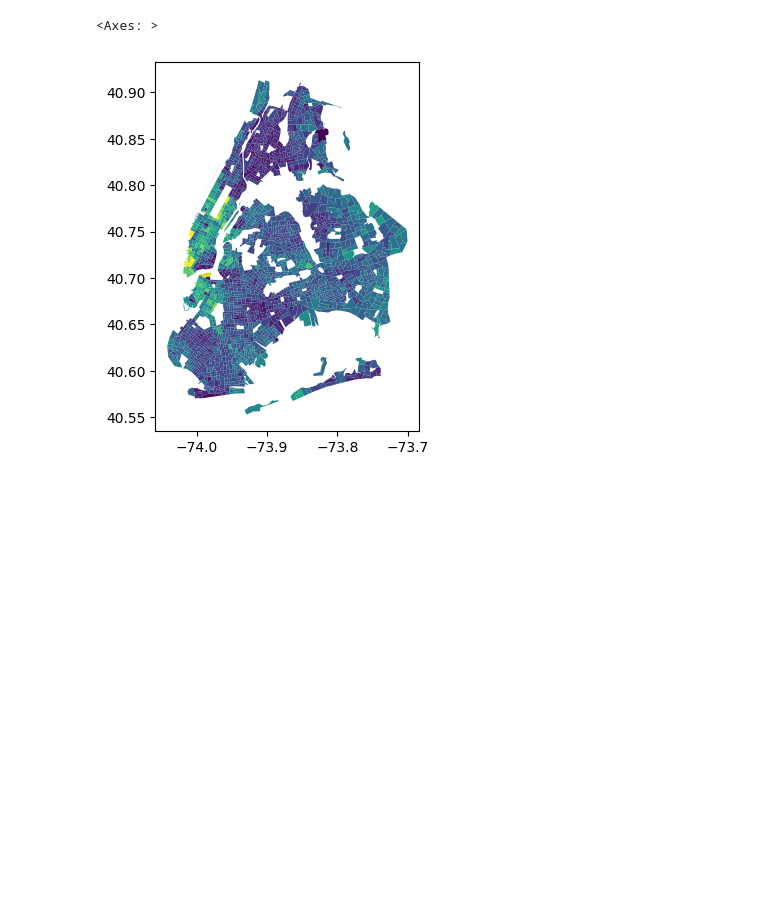
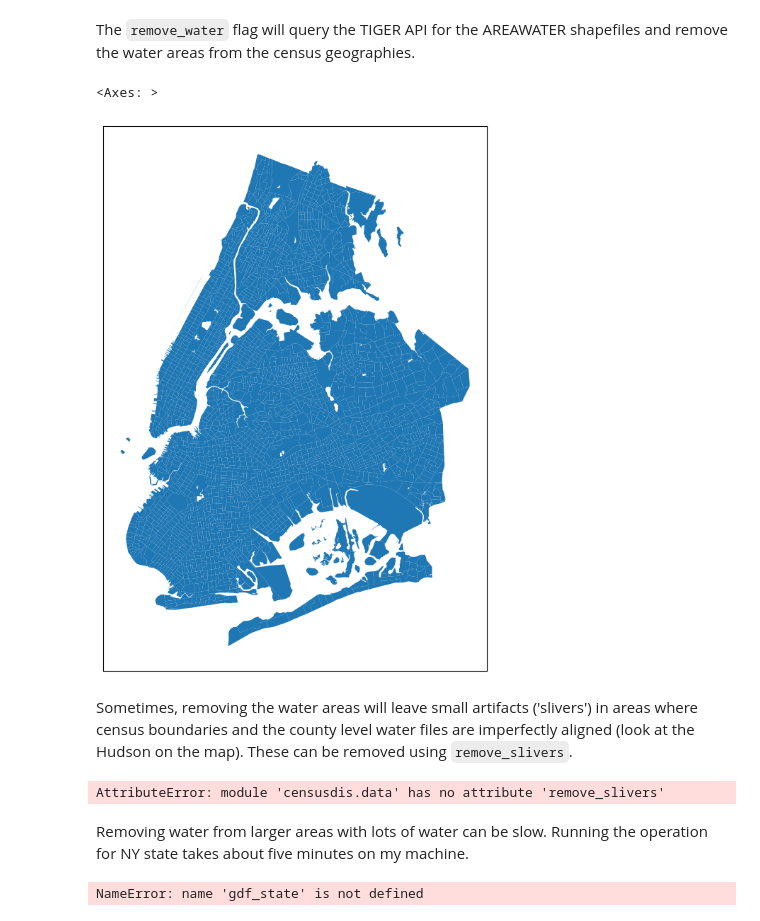
Before and after one commit to censusdis/censusdis, a Jupyter notebook: notebooks/Clip Water.ipynb, the cells around one changed output. Drawn from its saved outputs; the diff is of its cells as text; code cells hidden in the pictures; blank space fills up the shorter version.

```diff
--- a/notebooks/Clip Water.ipynb
+++ b/notebooks/Clip Water.ipynb
@@ -40,5 +43,27 @@ NYC_without_water = ced.clip_water(gdf_tract, 2020)
-# %%
-NYC_without_water.plot(column="B19013_001E")
-# %% [output]
-<Axes: >
-[figure, removed]
+# %% [markdown]
+The `remove_water` flag will query the TIGER API for the AREAWATER shapefiles and remove the water areas from the census geographies.
+# %%
+gdf_tract_no_water = ced.download(
+    "acs/acs5",
+    2021,
+    "B19013_001E",
+    with_geometry=True,
+    remove_water=True,
+    state=NY,
+    county=["061", "081", "005", "047"],
+    tract="*",
+)
+
+cem.plot_map(gdf_tract_no_water, figsize=(10, 10))
+# %% [output]
+<Axes: >
+[figure, added]
+# %% [markdown]
+Sometimes, removing the water areas will leave small artifacts ('slivers') in areas where census boundaries and the county level water files are imperfectly aligned (look at the Hudson on the map). These can be removed using `remove_slivers`.
+# %%
+gdf_tract_no_water_no_slivers = ced.remove_slivers(gdf_tract_no_water, 0.05)
+cem.plot_map(gdf_tract_no_water, figsize=(10, 10))
+# %% [output]
+AttributeError: module 'censusdis.data' has no attribute 'remove_slivers'
+# %% [markdown]
+Removing water from larger areas with lots of water can be slow. Running the operation for NY state takes about five minutes on my machine.
@@ -44,0 +74,4 @@ NYC_without_water.plot(column="B19013_001E")
+# %%
+gdf_state.boundary.plot()
+# %% [output]
+NameError: name 'gdf_state' is not defined
```
Also changed, not shown: parts of 12 cells of this notebook, 1 other file.
